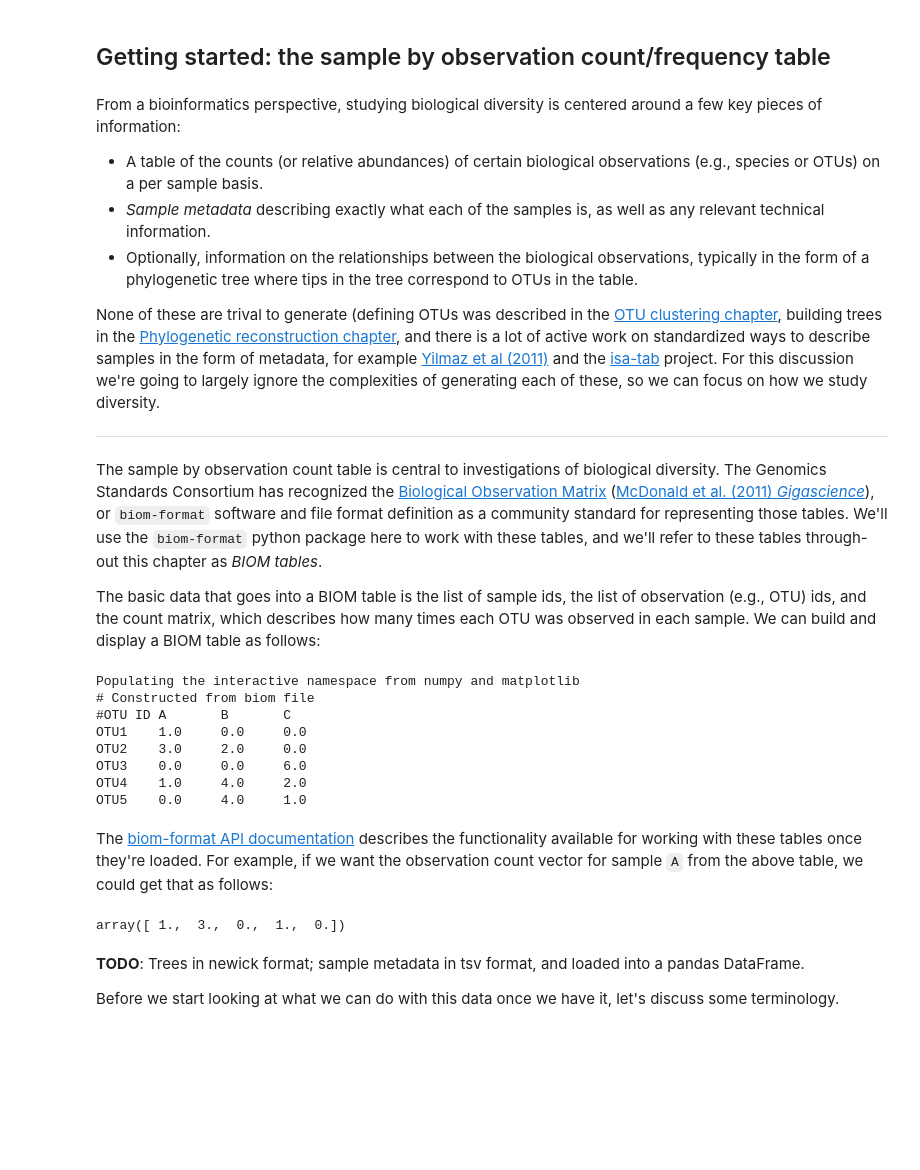
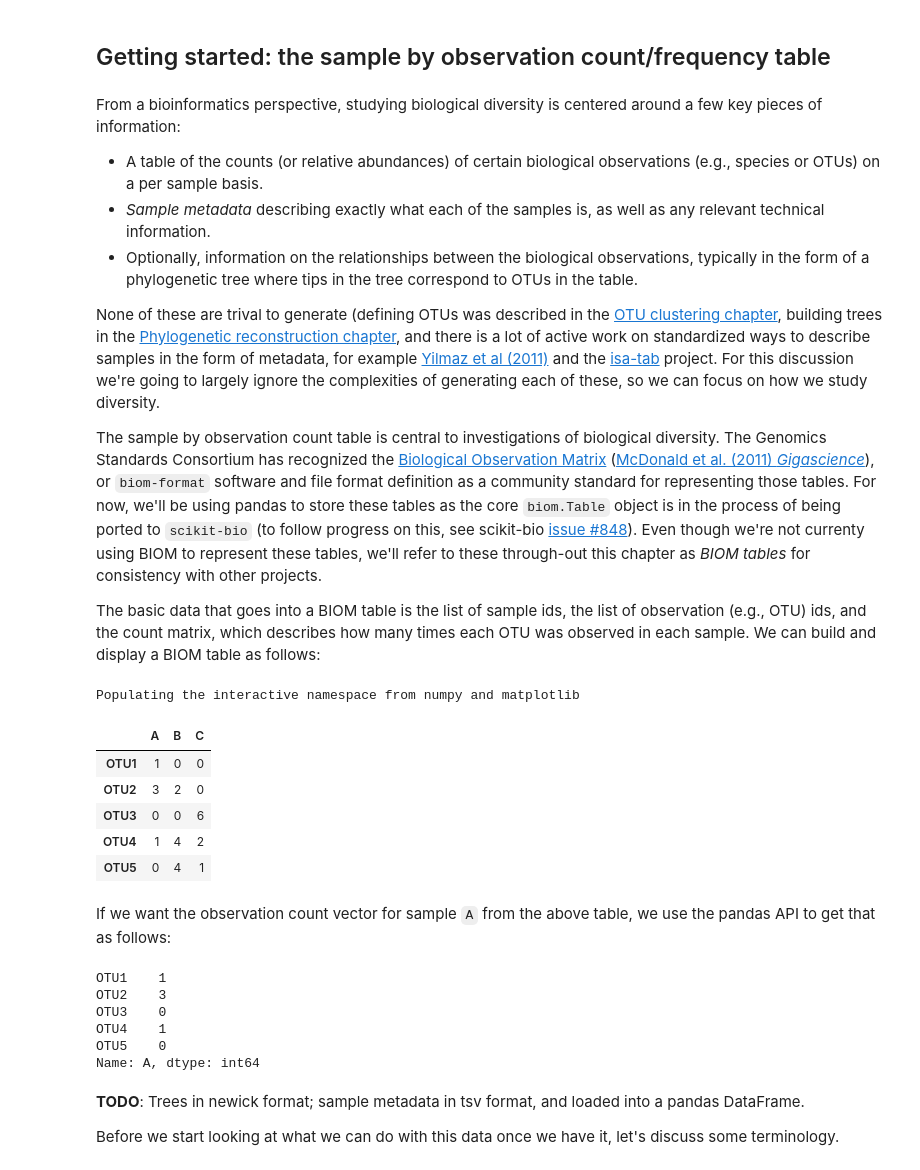
Before and after one commit to applied-bioinformatics/An-Introduction-To-Applied-Bioinformatics, a Jupyter notebook: applications/biological-diversity.ipynb, the cells around one changed output. Drawn from its saved outputs; the diff is of its cells as text; code cells hidden in the pictures; blank space fills up the shorter version.

```diff
--- a/applications/biological-diversity.ipynb
+++ b/applications/biological-diversity.ipynb
@@ -11,48 +11,45 @@ From a bioinformatics perspective, studying biological diversity is centered aro
 
 None of these are trival to generate (defining OTUs was described in the [OTU clustering chapter](../algorithms/5-sequence-mapping-and-clustering.ipynb), building trees in the [Phylogenetic reconstruction chapter](../algorithms/3-phylogeny-reconstruction.ipynb), and there is a lot of active work on standardized ways to describe samples in the form of metadata, for example [Yilmaz et al (2011)](http://www.nature.com/nbt/journal/v29/n5/full/nbt.1823.html) and the [isa-tab](http://isa-tools.org/) project. For this discussion we're going to largely ignore the complexities of generating each of these, so we can focus on how we study diversity.
 
-<hr>
-
-The sample by observation count table is central to investigations of biological diversity. The Genomics Standards Consortium has recognized the [Biological Observation Matrix](http://www.biom-format.org) ([McDonald et al. (2011) *Gigascience*](http://www.gigasciencejournal.com/content/1/1/7)), or `biom-format` software and file format definition as a community standard for representing those tables. We'll use the `biom-format` python package here to work with these tables, and we'll refer to these tables through-out this chapter as *BIOM tables*.
+The sample by observation count table is central to investigations of biological diversity. The Genomics Standards Consortium has recognized the [Biological Observation Matrix](http://www.biom-format.org) ([McDonald et al. (2011) *Gigascience*](http://www.gigasciencejournal.com/content/1/1/7)), or `biom-format` software and file format definition as a community standard for representing those tables. For now, we'll be using pandas to store these tables as the core ``biom.Table`` object is in the process of being ported to ``scikit-bio`` (to follow progress on this, see scikit-bio [issue #848](https://github.com/biocore/scikit-bio/issues/848)). Even though we're not currenty using BIOM to represent these tables, we'll refer to these through-out this chapter as *BIOM tables* for consistency with other projects.
 
 The basic data that goes into a BIOM table is the list of sample ids, the list of observation (e.g., OTU) ids, and the count matrix, which describes how many times each OTU was observed in each sample. We can build and display a BIOM table as follows:
 # %%
 %pylab inline
 
-from biom.table import table_factory, SparseOTUTable
-from numpy import array
+from __future__ import division
+import numpy as np
+import pandas as pd
 
 sample_ids = ['A', 'B', 'C']
 observation_ids = ['OTU1', 'OTU2', 'OTU3', 'OTU4', 'OTU5']
 data = array([[1, 0, 0],
               [3, 2, 0],
               [0, 0, 6],
               [1, 4, 2],
               [0, 4, 1]])
 
-table1 = table_factory(data,
-                  sample_ids,
-                  observation_ids,
-                  sample_md = [],
-                  observation_md = [],
-                  constructor=SparseOTUTable)
-
-print table1
+table1 = pd.DataFrame(data, index=observation_ids, columns=sample_ids)
+table1
 # %% [output]
 Populating the interactive namespace from numpy and matplotlib
-# Constructed from biom file
-#OTU ID A       B       C
-OTU1    1.0     0.0     0.0
-OTU2    3.0     2.0     0.0
-OTU3    0.0     0.0     6.0
-OTU4    1.0     4.0     2.0
-OTU5    0.0     4.0     1.0
+|  | A | B | C |
+| OTU1 | 1 | 0 | 0 |
+| OTU2 | 3 | 2 | 0 |
+| OTU3 | 0 | 0 | 6 |
+| OTU4 | 1 | 4 | 2 |
+| OTU5 | 0 | 4 | 1 |
 # %% [markdown]
-The [biom-format API documentation](http://biom-format.org/documentation/table_objects.html) describes the functionality available for working with these tables once they're loaded. For example, if we want the observation count vector for sample `A` from the above table, we could get that as follows:
+If we want the observation count vector for sample `A` from the above table, we use the pandas API to get that as follows:
 # %%
-table1.sampleData('A')
+table1['A']
 # %% [output]
-array([ 1.,  3.,  0.,  1.,  0.])
+OTU1    1
+OTU2    3
+OTU3    0
+OTU4    1
+OTU5    0
+Name: A, dtype: int64
 # %% [markdown]
 **TODO**: Trees in newick format; sample metadata in tsv format, and loaded into a pandas DataFrame.
 
```
Also changed, not shown: parts of 16 cells of this notebook, 1 other file.
